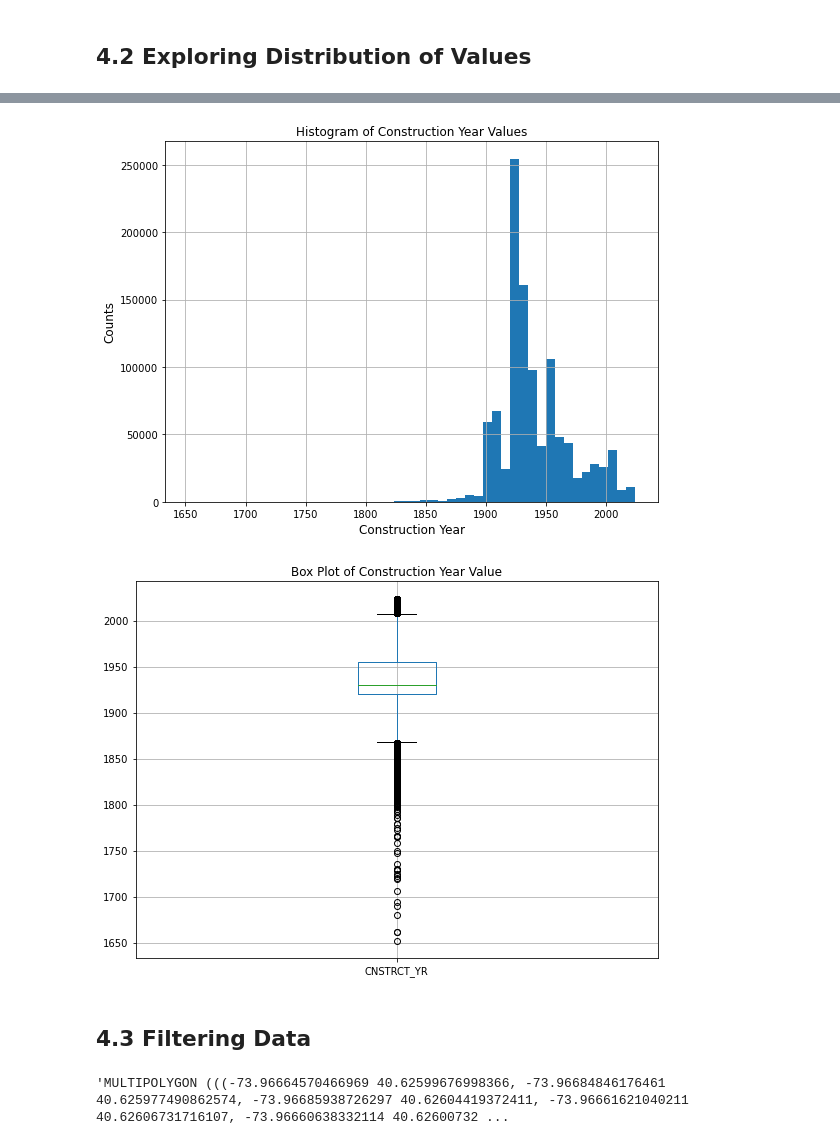
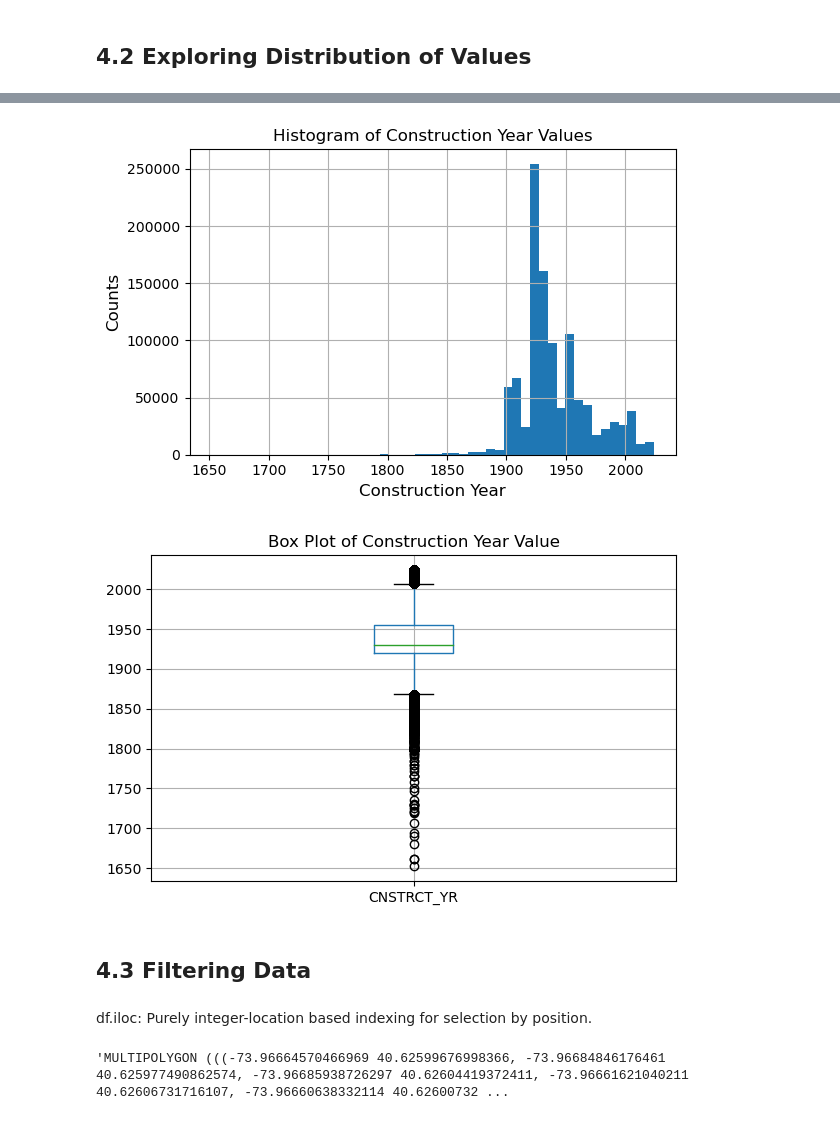
Before and after one commit to mebauer/data-analysis-using-python, a Jupyter notebook: 2-data-inspection-cleaning-wrangling.ipynb, the cells around one changed output, grey strips where cells are left out. Saved outputs shown, nothing was run; the diff lists cells and outputs as text; code cells hidden in the pictures.

```diff
--- a/2-data-inspection-cleaning-wrangling.ipynb
+++ b/2-data-inspection-cleaning-wrangling.ipynb
@@ -716,22 +706,22 @@ plt.tight_layout()
 # %%
 # making a histogram of our 'CNSTRCT_YR' column with 50 bins
-fig, ax = plt.subplots(figsize=(8, 6))
+fig, ax = plt.subplots(figsize=(6, 4))
 
 building_df['CNSTRCT_YR'].hist(
     ax=ax,
     bins=50
 )
 
 plt.xlabel('Construction Year', fontsize=12)
 plt.ylabel('Counts', fontsize=12)
 plt.title('Histogram of Construction Year Values', fontsize=12)
 
 plt.tight_layout()
 # %% [output]
-[figure, old version]
+[figure, new version]
 # %%
 # making a box plot from our 'CNSTRCT_YR' column
-fig, ax = plt.subplots(figsize=(8, 6))
+fig, ax = plt.subplots(figsize=(6, 4))
 
 building_df.boxplot(
     column=['CNSTRCT_YR'],
@@ -742,7 +732,9 @@ plt.title('Box Plot of Construction Year Value', fontsize=12)
 
 plt.tight_layout()
 # %% [output]
-[figure, old version]
+[figure, new version]
 # %% [markdown]
 ## 4.3 Filtering Data
+# %% [markdown]
+df.iloc: Purely integer-location based indexing for selection by position.
 # %%
```
Also changed, not shown: parts of 55 cells of this notebook.
